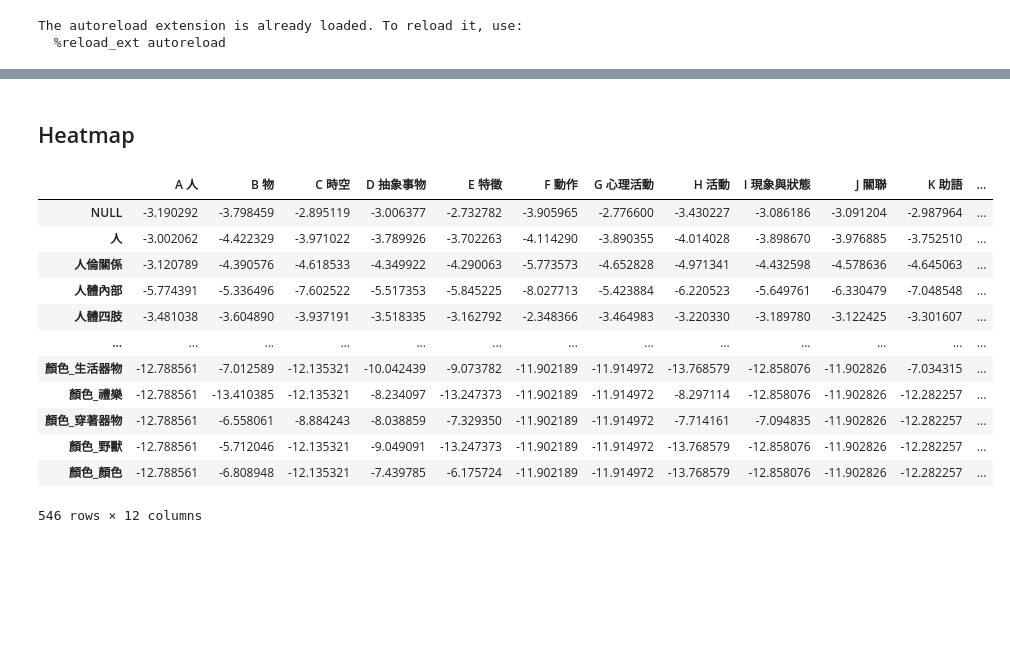
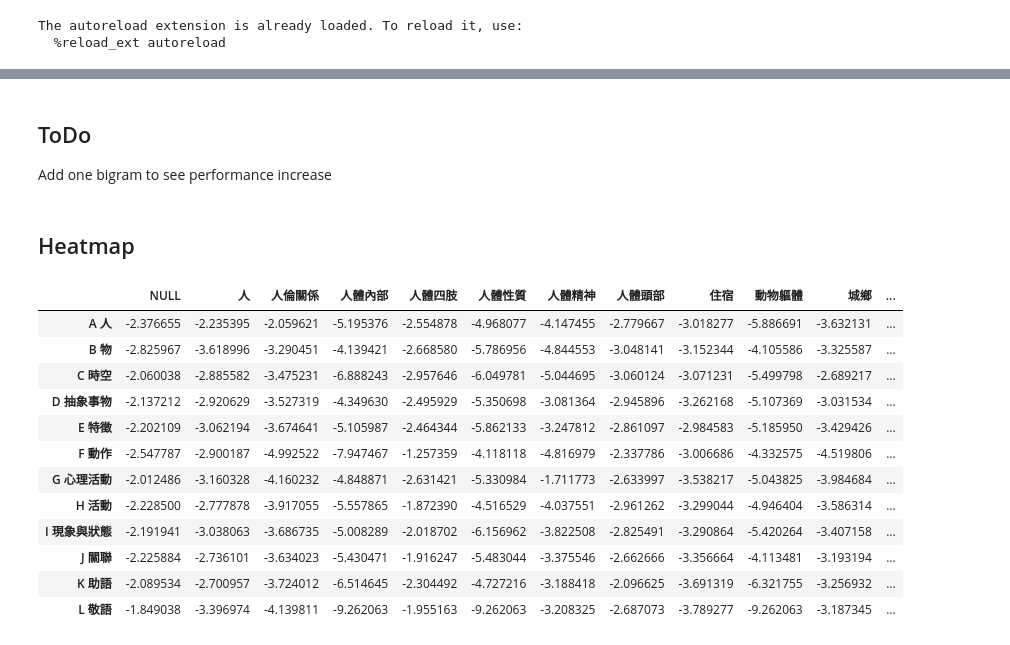
Before and after one commit to liao961120/cilin, a Jupyter notebook: etc/naive_bayes.ipynb, the cells around one changed output, grey strips where cells are left out. Saved outputs shown, nothing was run; the diff lists cells and outputs as text; code cells hidden in the pictures; blank space fills up the shorter version.

```diff
--- a/etc/naive_bayes.ipynb
+++ b/etc/naive_bayes.ipynb
@@ -104,0 +94,41 @@ array([[4.11598565e-02, 4.96843623e-02, 4.41220427e-02, ...,
+# %%
+df_feat, df_tgt = DTM.pd, DTM.df_tgt
+X_train, X_test, y_train, y_test = train_test_split(
+    df_feat, df_tgt, tgt_col="lev1", test_size = 0.3, random_state = 20
+)
+
+# Base model
+model = MultinomialNB(alpha=0.001)
+model.fit(X_train, y_train)
+predictions = model.predict(X_test)
+# print("Not predicted:", sorted(set(y_train) - set(predictions)))
+scores = classification_report(y_test, predictions, pandas=False)
+baseScore = deepcopy(scores)
+# %%
+from copy import deepcopy
+
+scoreDiff = {}
+rmFeat = []
+for col in X_train.columns:
+    X_train_drop, X_test_drop = X_train.drop(columns=[col]), X_test.drop(columns=[col])
+    rmFeat.append(col)
+    model = MultinomialNB(alpha=0.001)
+    model.fit(X_train_drop, y_train)
+    predictions = model.predict(X_test_drop)
+    # print("Not predicted:", sorted(set(y_train) - set(predictions)))
+    scores = classification_report(y_test, predictions, pandas=False)
+
+    for cls, val in scores.items():
+        # scoreDiff.setdefault(cls, [])
+        if cls == 'accuracy':
+            if 'accuracy' not in scoreDiff:
+                scoreDiff['accuracy'] = []
+            scoreDiff['accuracy'].append(val - baseScore['accuracy'])
+        else:
+            for stat, val in val.items():
+                base_val = baseScore[cls][stat]
+                if 'support' in stat: continue
+                k = f"{cls}_{stat}"
+                if k not in scoreDiff:
+                    scoreDiff[k] = []
+                scoreDiff[k].append(val - base_val)
@@ -105,23 +156,27 @@ array([[4.11598565e-02, 4.96843623e-02, 4.41220427e-02, ...,
+# %% [markdown]
+## ToDo
+
+Add one bigram to see performance increase
 # %% [markdown]
 ## Heatmap
 # %%
 # Naive Bayes Posterior: P(X_i|y)
 #mat = np.exp(model.feature_log_prob_).T
 mat = model.feature_log_prob_.T
-mat = pd.DataFrame(mat, index=DTM.features, columns=model.classes_)
+mat = pd.DataFrame(mat, index=DTM.features, columns=model.classes_).T
 mat
 # %% [output]
-|  | A 人 | B 物 | C 時空 | D 抽象事物 | E 特徵 | F 動作 | G 心理活動 | H 活動 | I 現象與狀態 | J 關聯 | K 助語 | ... |
-| NULL | -3.190292 | -3.798459 | -2.895119 | -3.006377 | -2.732782 | -3.905965 | -2.776600 | -3.430227 | -3.086186 | -3.091204 | -2.987964 | ... |
-| 人 | -3.002062 | -4.422329 | -3.971022 | -3.789926 | -3.702263 | -4.114290 | -3.890355 | -4.014028 | -3.898670 | -3.976885 | -3.752510 | ... |
-| 人倫關係 | -3.120789 | -4.390576 | -4.618533 | -4.349922 | -4.290063 | -5.773573 | -4.652828 | -4.971341 | -4.432598 | -4.578636 | -4.645063 | ... |
-| 人體內部 | -5.774391 | -5.336496 | -7.602522 | -5.517353 | -5.845225 | -8.027713 | -5.423884 | -6.220523 | -5.649761 | -6.330479 | -7.048548 | ... |
-| 人體四肢 | -3.481038 | -3.604890 | -3.937191 | -3.518335 | -3.162792 | -2.348366 | -3.464983 | -3.220330 | -3.189780 | -3.122425 | -3.301607 | ... |
-| ... | ... | ... | ... | ... | ... | ... | ... | ... | ... | ... | ... | ... |
-| 顏色_生活器物 | -12.788561 | -7.012589 | -12.135321 | -10.042439 | -9.073782 | -11.902189 | -11.914972 | -13.768579 | -12.858076 | -11.902826 | -7.034315 | ... |
-| 顏色_禮樂 | -12.788561 | -13.410385 | -12.135321 | -8.234097 | -13.247373 | -11.902189 | -11.914972 | -8.297114 | -12.858076 | -11.902826 | -12.282257 | ... |
-| 顏色_穿著器物 | -12.788561 | -6.558061 | -8.884243 | -8.038859 | -7.329350 | -11.902189 | -11.914972 | -7.714161 | -7.094835 | -11.902826 | -12.282257 | ... |
-| 顏色_野獸 | -12.788561 | -5.712046 | -12.135321 | -9.049091 | -13.247373 | -11.902189 | -11.914972 | -13.768579 | -12.858076 | -11.902826 | -12.282257 | ... |
-| 顏色_顏色 | -12.788561 | -6.808948 | -12.135321 | -7.439785 | -6.175724 | -11.902189 | -11.914972 | -13.768579 | -12.858076 | -11.902826 | -12.282257 | ... |
+|  | NULL | 人 | 人倫關係 | 人體內部 | 人體四肢 | 人體性質 | 人體精神 | 人體頭部 | 住宿 | 動物軀體 | 城鄉 | ... |
+| A 人 | -2.376655 | -2.235395 | -2.059621 | -5.195376 | -2.554878 | -4.968077 | -4.147455 | -2.779667 | -3.018277 | -5.886691 | -3.632131 | ... |
+| B 物 | -2.825967 | -3.618996 | -3.290451 | -4.139421 | -2.668580 | -5.786956 | -4.844553 | -3.048141 | -3.152344 | -4.105586 | -3.325587 | ... |
+| C 時空 | -2.060038 | -2.885582 | -3.475231 | -6.888243 | -2.957646 | -6.049781 | -5.044695 | -3.060124 | -3.071231 | -5.499798 | -2.689217 | ... |
+| D 抽象事物 | -2.137212 | -2.920629 | -3.527319 | -4.349630 | -2.495929 | -5.350698 | -3.081364 | -2.945896 | -3.262168 | -5.107369 | -3.031534 | ... |
+| E 特徵 | -2.202109 | -3.062194 | -3.674641 | -5.105987 | -2.464344 | -5.862133 | -3.247812 | -2.861097 | -2.984583 | -5.185950 | -3.429426 | ... |
+| F 動作 | -2.547787 | -2.900187 | -4.992522 | -7.947467 | -1.257359 | -4.118118 | -4.816979 | -2.337786 | -3.006686 | -4.332575 | -4.519806 | ... |
+| G 心理活動 | -2.012486 | -3.160328 | -4.160232 | -4.848871 | -2.631421 | -5.330984 | -1.711773 | -2.633997 | -3.538217 | -5.043825 | -3.984684 | ... |
+| H 活動 | -2.228500 | -2.777878 | -3.917055 | -5.557865 | -1.872390 | -4.516529 | -4.037551 | -2.961262 | -3.299044 | -4.946404 | -3.586314 | ... |
+| I 現象與狀態 | -2.191941 | -3.038063 | -3.686735 | -5.008289 | -2.018702 | -6.156962 | -3.822508 | -2.825491 | -3.290864 | -5.420264 | -3.407158 | ... |
+| J 關聯 | -2.225884 | -2.736101 | -3.634023 | -5.430471 | -1.916247 | -5.483044 | -3.375546 | -2.662666 | -3.356664 | -4.113481 | -3.193194 | ... |
+| K 助語 | -2.089534 | -2.700957 | -3.724012 | -6.514645 | -2.304492 | -4.727216 | -3.188418 | -2.096625 | -3.691319 | -6.321755 | -3.256932 | ... |
+| L 敬語 | -1.849038 | -3.396974 | -4.139811 | -9.262063 | -1.955163 | -9.262063 | -3.208325 | -2.687073 | -3.789277 | -9.262063 | -3.187345 | ... |
-546 rows × 12 columns
 # %%
```
Also changed, not shown: parts of 9 cells of this notebook.
